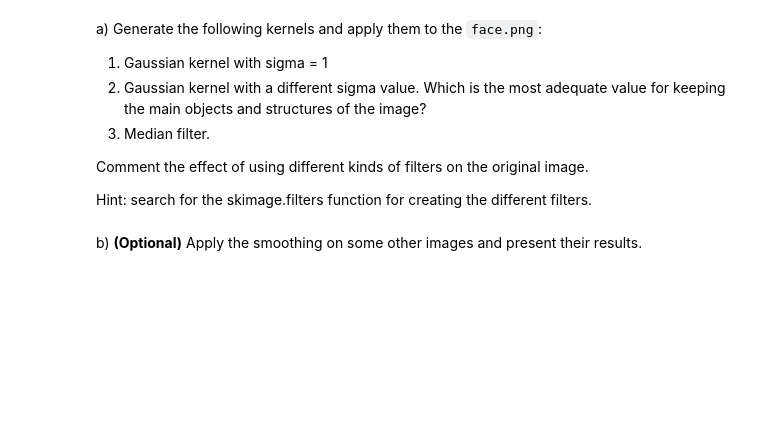
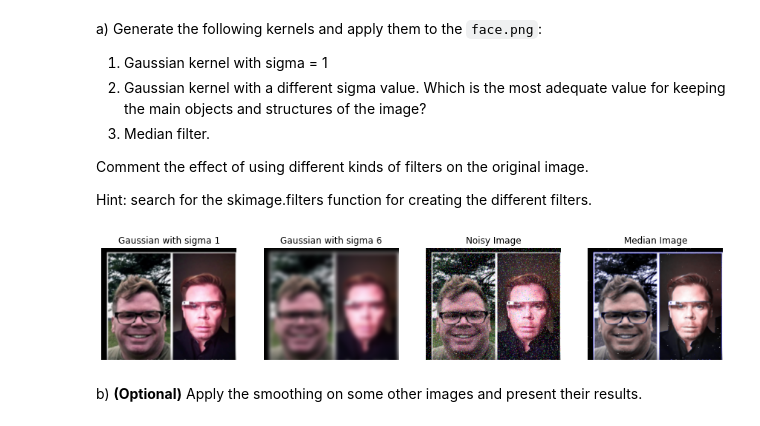
Before and after one commit to rsberrocal/VA_Practicas, a Jupyter notebook: Lab2/p2_Richard.ipynb, the cells around one changed output. Cells and saved outputs as stored; diff of their text form; code cells hidden in the pictures; blank space fills up the shorter version.

```diff
--- a/Lab2/p2_Richard.ipynb
+++ b/Lab2/p2_Richard.ipynb
@@ -46,3 +42,22 @@ from matplotlib import pyplot as plt # useful for plotting images on iPython or
+# %%
+import numpy as np # useful for manipulating matrices
+from skimage import io # useful for image loading and saving
+from matplotlib import pyplot as plt # useful for plotting images on iPython or Jupyter Notebooks
+
+from skimage import exposure # To get histogram of images
+from skimage import img_as_float # Pass to float an image
+from skimage.color import rgb2gray # Pass to gray an rgb image
+from skimage.transform import rescale # To rescale custom images
+
+from skimage import filters # To use filters like gaussian, Roberts, etc...
+from skimage.util import random_noise # To add noise
+from skimage import feature # To applu Canny
+
+from skimage.color.adapt_rgb import adapt_rgb, each_channel # To apply Gaussian on rgb images
+
+@adapt_rgb(each_channel) # Decorator from Scikit Image to process rgb images on filtering
+def gaussian_each(image, sigma): #Pass each of the RGB channels to the filter one-by-one, and stitch the results back into an RGB image.
+    return filters.gaussian(image, sigma)
 # %% [markdown]
 Note that commands starting with the percentage sign (`%`) are special internal commands to ipython (as opposed to Python code to be run). In the case below, we set the matplotlib environment to display images results inline (i.e. the images will be shown **inside the
 notebook**):
@@ -181,2 +255,52 @@ Hint: search for the skimage.filters function for creating the different filters
+# %%
+# Gaussian filter from sckit image lib with sigma 1
+face_gaussian = np.copy(original_face)
+face_gaussian = gaussian_each(face_gaussian, 1)
+
+
+# Gaussian filter from sckit image lib with sigma 6
+# Responder la pregunta
+'''
+A low sigma is ideal for maintaining structures.
+The resulting image will not be so blurry and you will be able to see the objects easily.
+'''
+face_gaussian_diff = np.copy(original_face)
+face_gaussian_diff = gaussian_each(face_gaussian_diff, 6)
+
+# Creating noisy image from original image
+noisy = random_noise(original_face, mode='s&p')
+median = np.copy(noisy)
+filters.median(noisy, out=median)
+
+# Struct of plots
+fig = plt.figure(figsize=(15,15))
+
+ax = fig.add_subplot(4 ,4, 1)
+ax.title.set_text('Gaussian with sigma 1')
+plt.axis('off')
+plt.imshow(face_gaussian, cmap='gray')
+
+ax = fig.add_subplot(4 ,4, 2)
+ax.title.set_text('Gaussian with sigma 6')
+plt.axis('off')
+plt.imshow(face_gaussian_diff)
+
+ax = fig.add_subplot(4, 4, 3)
+ax.title.set_text('Noisy Image')
+plt.axis('off')
+plt.imshow(noisy)
+
+ax = fig.add_subplot(4, 4, 4)
+ax.title.set_text('Median Image')
+plt.axis('off')
+plt.imshow(median)
+
+plt.show()
+'''
+We can see that what stands out most is that the Gaussian filter makes the image blurry,
+on the other hand, the medium filter does not manage to erase all the added noise.
+'''
+# %% [output]
+[figure, added]
 # %% [markdown]
 b) **(Optional)** Apply the smoothing on some other images and present their results.
```
Also changed, not shown: parts of 16 cells of this notebook, 9 other files.
